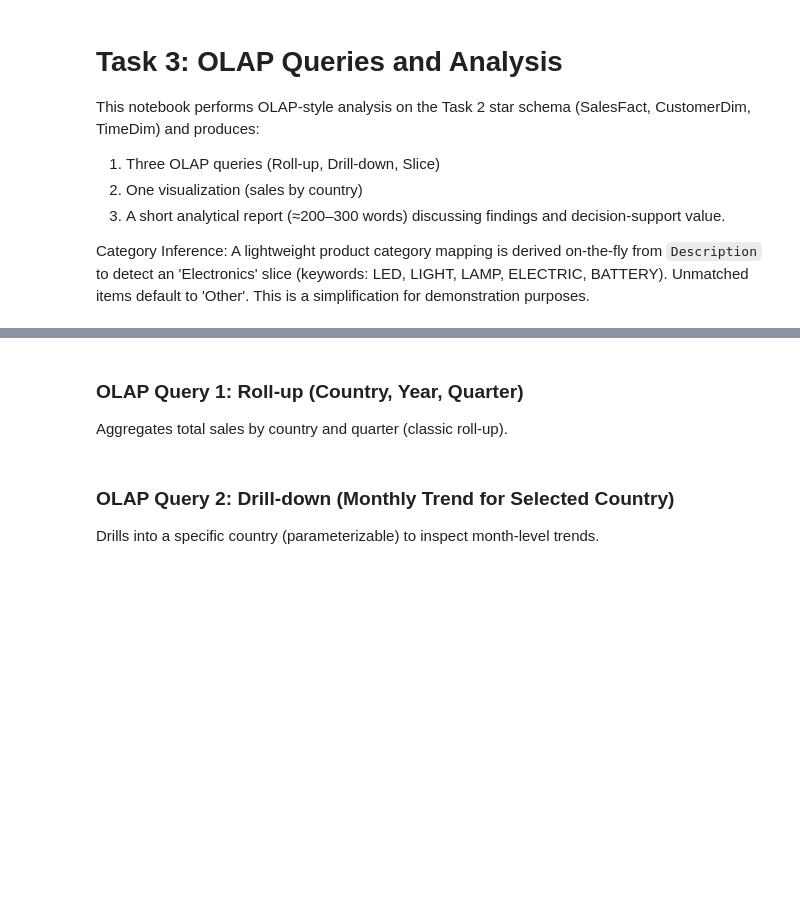
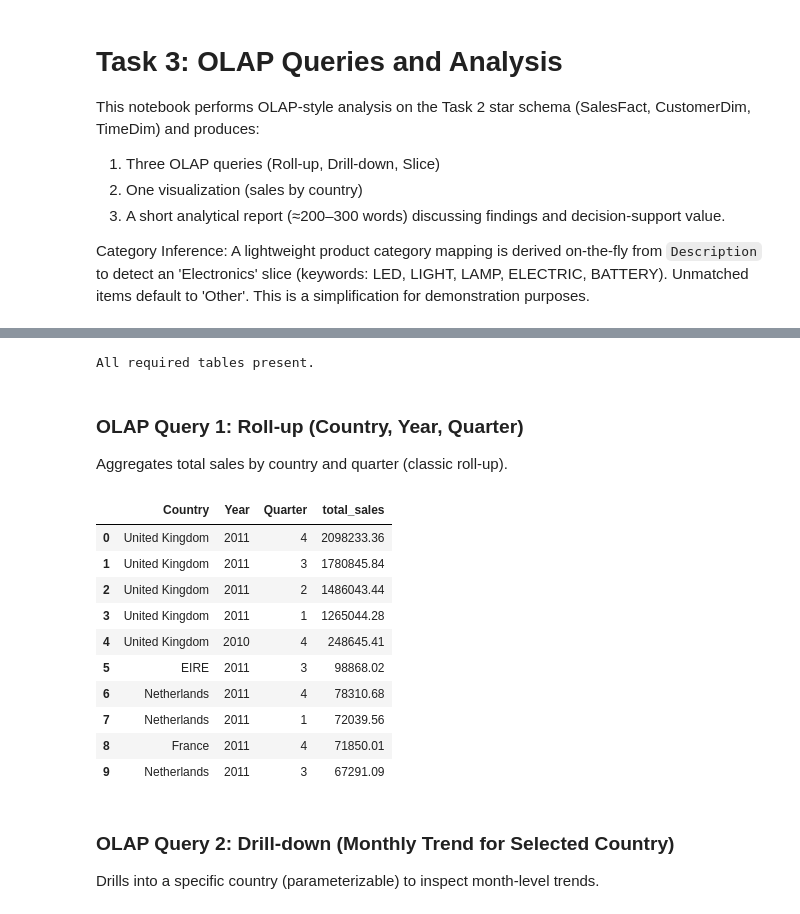
Before and after one commit to jpchawanda1/DSA2040_Practical_Exam_Justice_444, a Jupyter notebook: data_warehouse_notebook/task3_olap_analysis.ipynb, the cells around one changed output, grey strips where cells are left out. Saved outputs shown, nothing was run; the diff lists cells and outputs as text; code cells hidden in the pictures; blank space fills up the shorter version.

```diff
--- a/data_warehouse_notebook/task3_olap_analysis.ipynb
+++ b/data_warehouse_notebook/task3_olap_analysis.ipynb
@@ -33,8 +49,12 @@ conn = sqlite3.connect(DB_PATH)
 # %%
 # 2. Quick existence checks for required tables
-required = ['SalesFact','CustomerDim','TimeDim']
-missing = [t for t in required if not pd.read_sql(f
-, conn).shape[0]]
-if missing:
-    raise RuntimeError(f'Missing required tables: {missing}. Re-run Task 2 ETL.')
+required_dfs = []
+try:
+    required_dfs.append(pd.read_sql("SELECT 1 FROM SalesFact LIMIT 1", conn))
+    required_dfs.append(pd.read_sql("SELECT 1 FROM CustomerDim LIMIT 1", conn))
+    required_dfs.append(pd.read_sql("SELECT 1 FROM TimeDim LIMIT 1", conn))
+except Exception as e:
+    raise RuntimeError('Missing required tables. Re-run Task 2 ETL.')
 print('All required tables present.')
+# %% [output]
+All required tables present.
@@ -67,15 +62,20 @@ else:
 ### OLAP Query 1: Roll-up (Country, Year, Quarter)
 Aggregates total sales by country and quarter (classic roll-up).
 # %%
-rollup_sql = '''
-SELECT sf.Country, t.Year, t.Quarter, ROUND(SUM(sf.TotalSales),2) AS total_sales
-FROM SalesFact sf
-JOIN TimeDim t ON sf.DateKey = t.DateKey
-GROUP BY sf.Country, t.Year, t.Quarter
-ORDER BY total_sales DESC;
-'''
-rollup_df = pd.read_sql(rollup_sql, conn)
+rollup_df = rollup_country_quarter(conn)
 rollup_df.head(10)
+# %% [output]
+|  | Country | Year | Quarter | total_sales |
+| 0 | United Kingdom | 2011 | 4 | 2098233.36 |
+| 1 | United Kingdom | 2011 | 3 | 1780845.84 |
+| 2 | United Kingdom | 2011 | 2 | 1486043.44 |
+| 3 | United Kingdom | 2011 | 1 | 1265044.28 |
+| 4 | United Kingdom | 2010 | 4 | 248645.41 |
+| 5 | EIRE | 2011 | 3 | 98868.02 |
+| 6 | Netherlands | 2011 | 4 | 78310.68 |
+| 7 | Netherlands | 2011 | 1 | 72039.56 |
+| 8 | France | 2011 | 4 | 71850.01 |
+| 9 | Netherlands | 2011 | 3 | 67291.09 |
 # %% [markdown]
 ### OLAP Query 2: Drill-down (Monthly Trend for Selected Country)
 Drills into a specific country (parameterizable) to inspect month-level trends.
```
Also changed, not shown: parts of 7 cells of this notebook, 18 other files.
